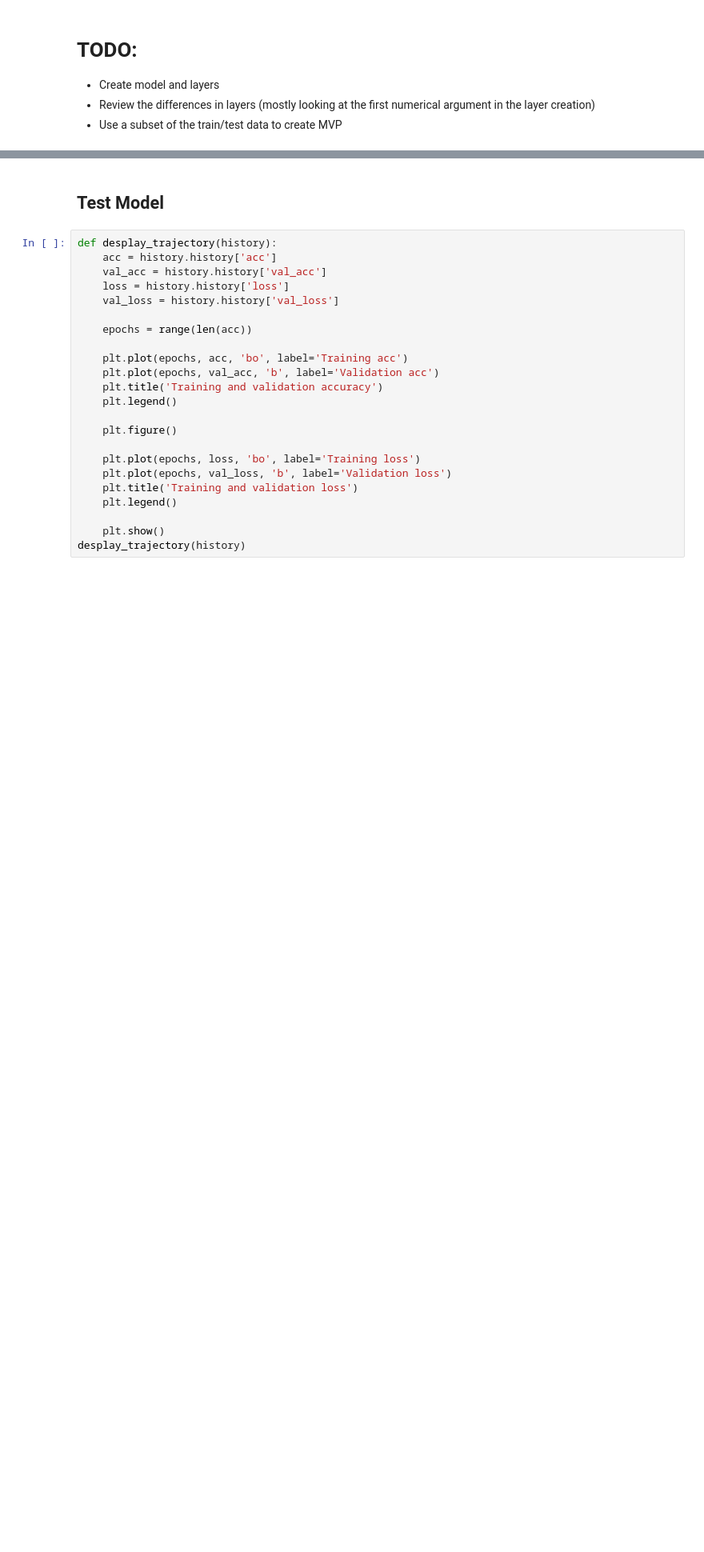
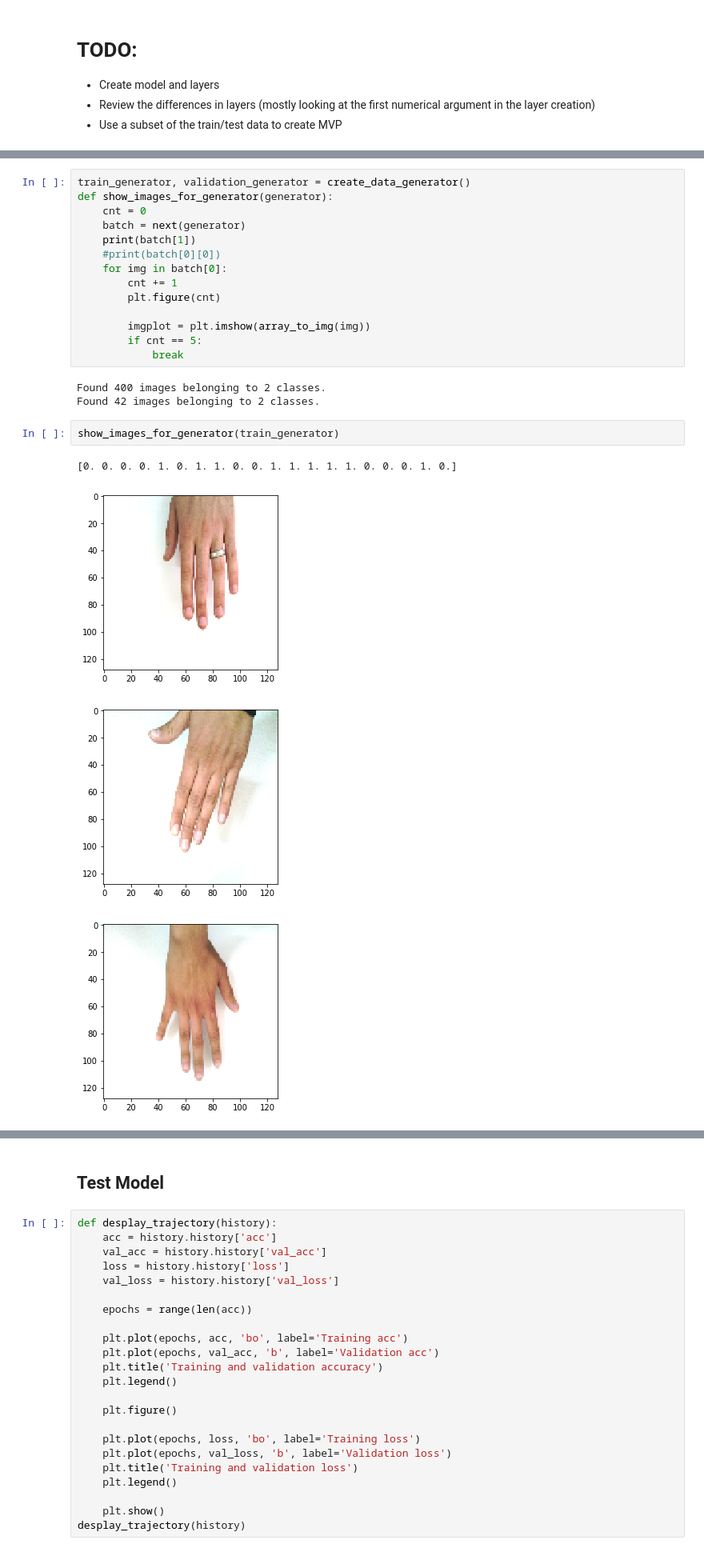
Before and after one commit to kjprice/smu-capstone, a Jupyter notebook: notebooks/Hands.ipynb, the cells around one changed output, grey strips where cells are left out. Shown at 80% size. Drawn from its saved outputs; the diff is of its cells as text; blank space fills up the shorter version.

```diff
--- a/notebooks/Hands.ipynb
+++ b/notebooks/Hands.ipynb
@@ -93,0 +112,24 @@ Epoch 2/2
+# %%
+train_generator, validation_generator = create_data_generator()
+def show_images_for_generator(generator):
+    cnt = 0
+    batch = next(generator)
+    print(batch[1])
+    #print(batch[0][0])
+    for img in batch[0]:
+        cnt += 1
+        plt.figure(cnt)
+
+        imgplot = plt.imshow(array_to_img(img))
+        if cnt == 5:
+            break
+# %% [output]
+Found 400 images belonging to 2 classes.
+Found 42 images belonging to 2 classes.
+# %%
+show_images_for_generator(train_generator)
+# %% [output]
+[0. 0. 0. 0. 1. 0. 1. 1. 0. 0. 1. 1. 1. 1. 1. 0. 0. 0. 1. 0.]
+[figure, added]
+[figure, added]
+[figure, added]
```
Also changed, not shown: parts of 16 cells of this notebook.
